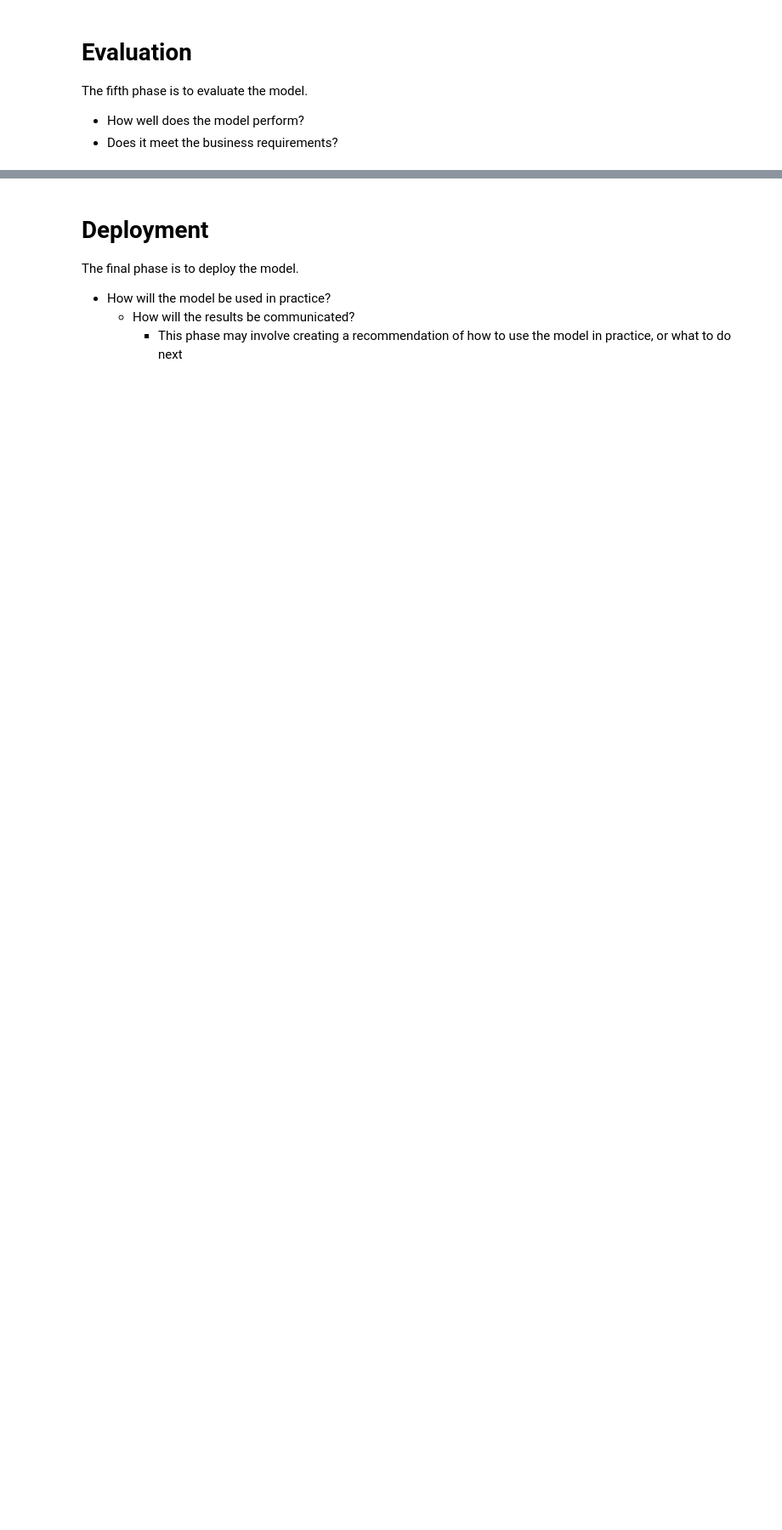
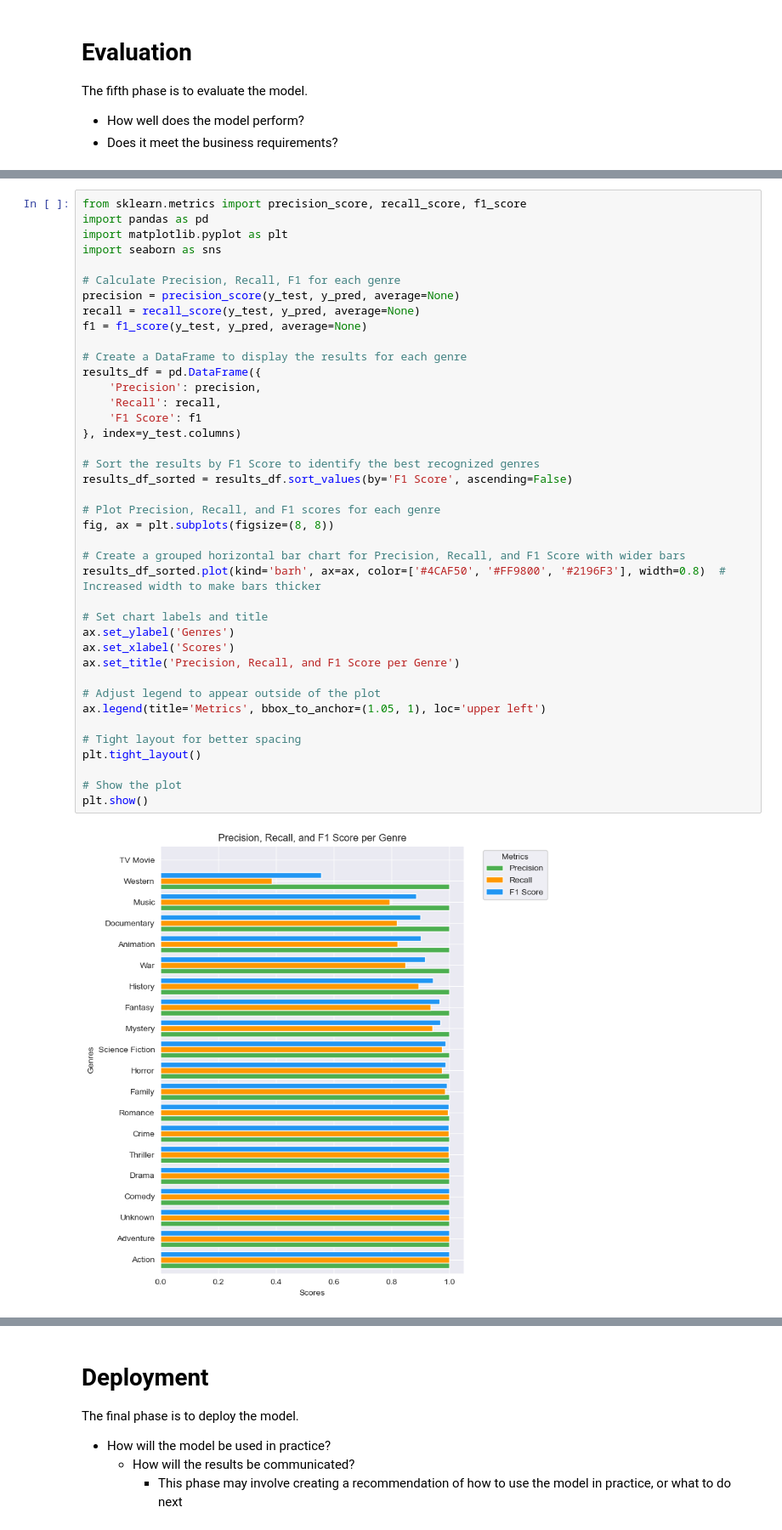
Before and after one commit to Islake/KoneOppiminen, a Jupyter notebook: tasks/Harjoitustyö.ipynb, the cells around one changed output, grey strips where cells are left out. Shown at 85% size. Drawn from its saved outputs; the diff is of its cells as text; blank space fills up the shorter version.

```diff
--- a/tasks/Harjoitustyö.ipynb
+++ b/tasks/Harjoitustyö.ipynb
@@ -445,0 +558,42 @@ The fifth phase is to evaluate the model.
+# %%
+from sklearn.metrics import precision_score, recall_score, f1_score
+import pandas as pd
+import matplotlib.pyplot as plt
+import seaborn as sns
+
+# Calculate Precision, Recall, F1 for each genre
+precision = precision_score(y_test, y_pred, average=None)
+recall = recall_score(y_test, y_pred, average=None)
+f1 = f1_score(y_test, y_pred, average=None)
+
+# Create a DataFrame to display the results for each genre
+results_df = pd.DataFrame({
+    'Precision': precision,
+    'Recall': recall,
+    'F1 Score': f1
+}, index=y_test.columns)
+
+# Sort the results by F1 Score to identify the best recognized genres
+results_df_sorted = results_df.sort_values(by='F1 Score', ascending=False)
+
+# Plot Precision, Recall, and F1 scores for each genre
+fig, ax = plt.subplots(figsize=(8, 8))
+
+# Create a grouped horizontal bar chart for Precision, Recall, and F1 Score with wider bars
+results_df_sorted.plot(kind='barh', ax=ax, color=['#4CAF50', '#FF9800', '#2196F3'], width=0.8)  # Increased width to make bars thicker
+
+# Set chart labels and title
+ax.set_ylabel('Genres')
+ax.set_xlabel('Scores')
+ax.set_title('Precision, Recall, and F1 Score per Genre')
+
+# Adjust legend to appear outside of the plot
+ax.legend(title='Metrics', bbox_to_anchor=(1.05, 1), loc='upper left')
+
+# Tight layout for better spacing
+plt.tight_layout()
+
+# Show the plot
+plt.show()
+# %% [output]
+[figure, added]
```
Also changed, not shown: parts of 13 cells of this notebook.
